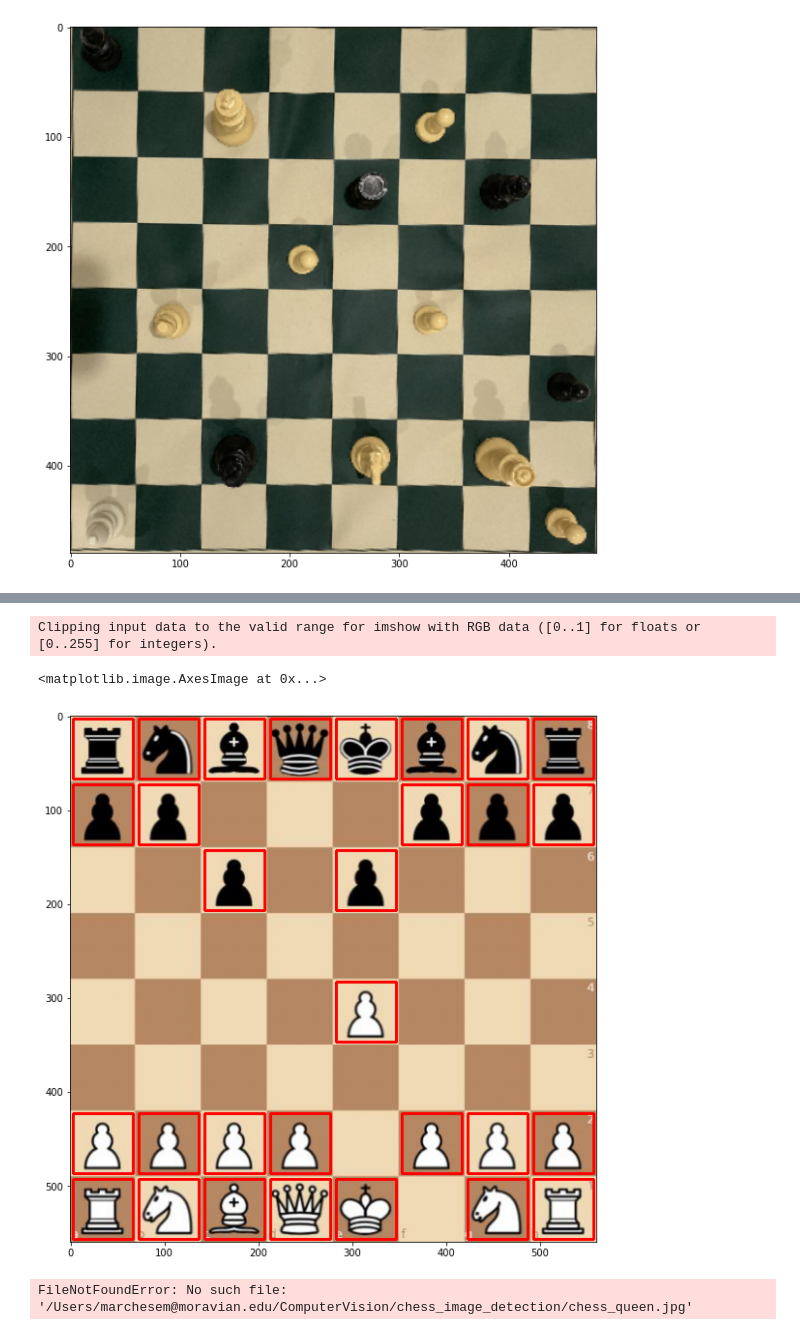
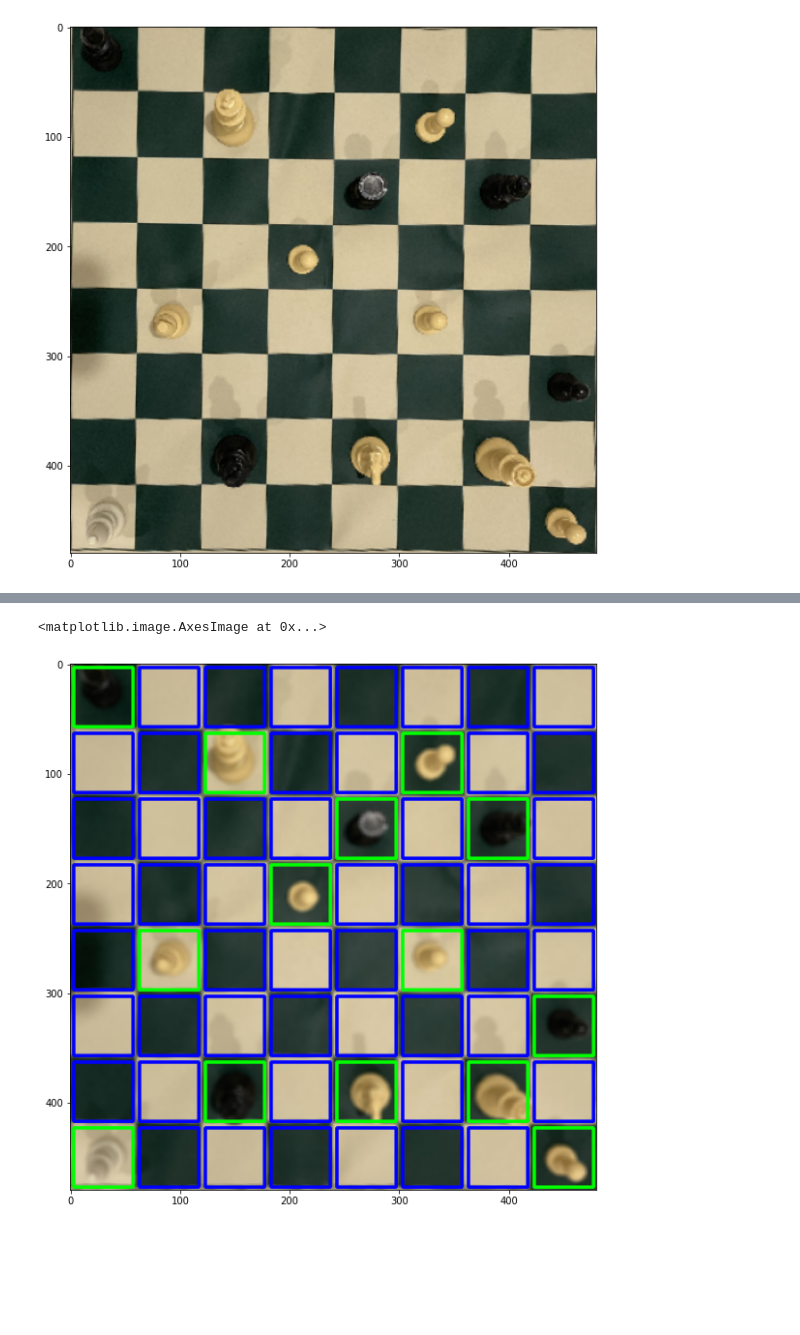
Before and after one commit to tniyer2/chess_image_detection, a Jupyter notebook: chess_detection.ipynb, the cells around one changed output, grey strips where cells are left out. Drawn from its saved outputs; the diff is of its cells as text; code cells hidden in the pictures; blank space fills up the shorter version.

Commit message:
Fixed find_empty_squares()

```diff
--- a/chess_detection.ipynb
+++ b/chess_detection.ipynb
@@ -511,24 +470,12 @@ def find_filled_squares(img):
-# %%
-plt.imshow(find_filled_squares(online_position))
-# %% [output]
-Clipping input data to the valid range for imshow with RGB data ([0..1] for floats or [0..255] for integers).
-<matplotlib.image.AxesImage at 0x...>
-[figure, removed]
-# %%
-im_queen = io.imread('add image here')
-gray = color.rgb2gray(im_queen)
-thresh = gray < filters.threshold_otsu(gray)
-
-# TODO: Find the largest contour (by area) in the segmented image
-contours, _ = cv2.findContours(thresh.view(np.uint8), cv2.RETR_EXTERNAL, cv2.CHAIN_APPROX_SIMPLE)
-largest_contour = max(contours, key=lambda x: cv2.contourArea(x))
-largest_contour = largest_contour.squeeze() # removes the random "1" dimension in the middle
-
-# Then plot it to confirm it looks good
-out = cv2.drawContours(im_queen.copy(), [largest_contour], -1, (0,255,0), 5)
-plt.imshow(out)
-# %% [output]
-FileNotFoundError: No such file: '/Users/marchesem@moravian.edu/ComputerVision/chess_image_detection/chess_queen.jpg'
+# %%
+online_position = io.imread('chess_board_images/online_position.jpg')
+
+im_cropped_blurred =cv2.blur(im_cropped, (5, 5))
+
+plt.imshow(find_empty_squares(im_cropped))
+# %% [output]
+<matplotlib.image.AxesImage at 0x...>
+[figure, added]
 # %%
 from ImageProcessingF2021.video import run_video
 # %%
```
Also changed, not shown: parts of 5 cells of this notebook.
